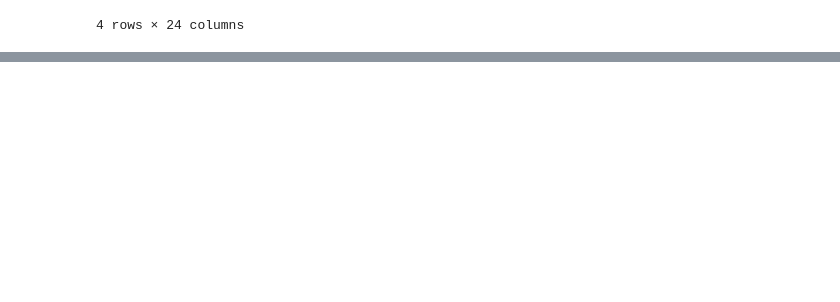
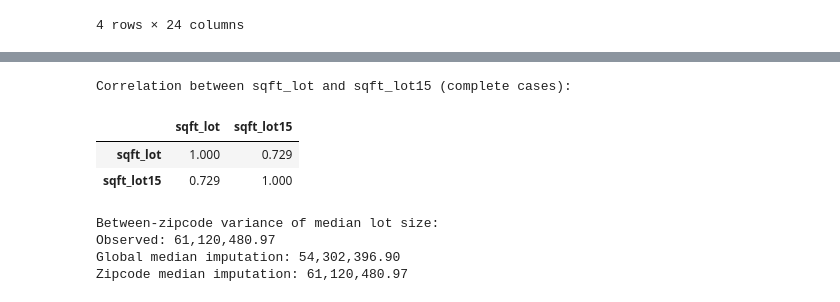
Before and after one commit to jblackman-bit/ads_500b_final_project, a Jupyter notebook: EDA/EDA_Asher.ipynb, the cells around one changed output, grey strips where cells are left out. Saved outputs shown, nothing was run; the diff lists cells and outputs as text; code cells hidden in the pictures; blank space fills up the shorter version.

```diff
--- a/EDA/EDA_Asher.ipynb
+++ b/EDA/EDA_Asher.ipynb
@@ -315,0 +433,79 @@ display(invalid_structures)
+# %%
+# Baseline correlation check (contextual diagnostic)
+print(
+    "Correlation between sqft_lot and sqft_lot15 "
+    "(complete cases):"
+)
+
+display(
+    df[['sqft_lot', 'sqft_lot15']]
+    .corr()
+    .round(3)
+)
+
+
+# ---------------- Observed spatial variance ----------------
+observed_var = (
+    df
+    .dropna(subset=['sqft_lot'])
+    .groupby('zipcode')['sqft_lot']
+    .median()
+    .var()
+)
+
+
+# ---------------- Global median imputation ----------------
+global_median = df['sqft_lot'].median()
+
+sqft_lot_global = df['sqft_lot'].fillna(global_median)
+
+global_var = (
+    pd.DataFrame(
+        {
+            'zipcode': df['zipcode'],
+            'lot': sqft_lot_global,
+        }
+    )
+    .groupby('zipcode')['lot']
+    .median()
+    .var()
+)
+
+
+# ---------------- Zipcode median imputation ----------------
+zip_median = (
+    df
+    .groupby('zipcode')['sqft_lot']
+    .median()
+)
+
+sqft_lot_zip = df['sqft_lot'].fillna(
+    df['zipcode'].map(zip_median)
+)
+
+zip_var = (
+    pd.DataFrame(
+        {
+            'zipcode': df['zipcode'],
+            'lot': sqft_lot_zip,
+        }
+    )
+    .groupby('zipcode')['lot']
+    .median()
+    .var()
+)
+
+
+print("\nBetween-zipcode variance of median lot size:")
+print(f"Observed: {observed_var:,.2f}")
+print(f"Global median imputation: {global_var:,.2f}")
+print(f"Zipcode median imputation: {zip_var:,.2f}")
+# %% [output]
+Correlation between sqft_lot and sqft_lot15 (complete cases):
+|  | sqft_lot | sqft_lot15 |
+| sqft_lot | 1.000 | 0.729 |
+| sqft_lot15 | 0.729 | 1.000 |
+Between-zipcode variance of median lot size:
+Observed: 61,120,480.97
+Global median imputation: 54,302,396.90
+Zipcode median imputation: 61,120,480.97
```
Also changed, not shown: parts of 38 cells of this notebook, 1 other file.
